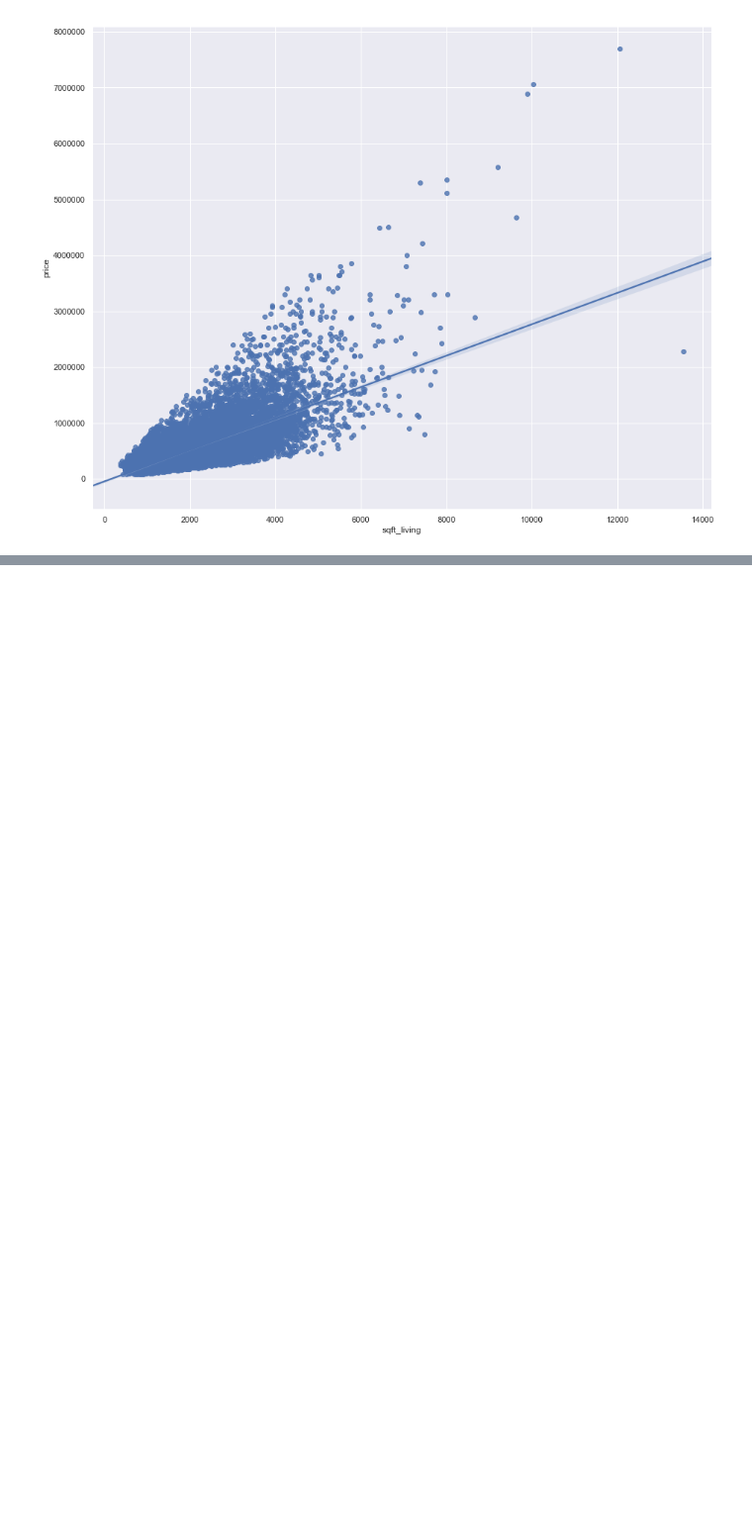
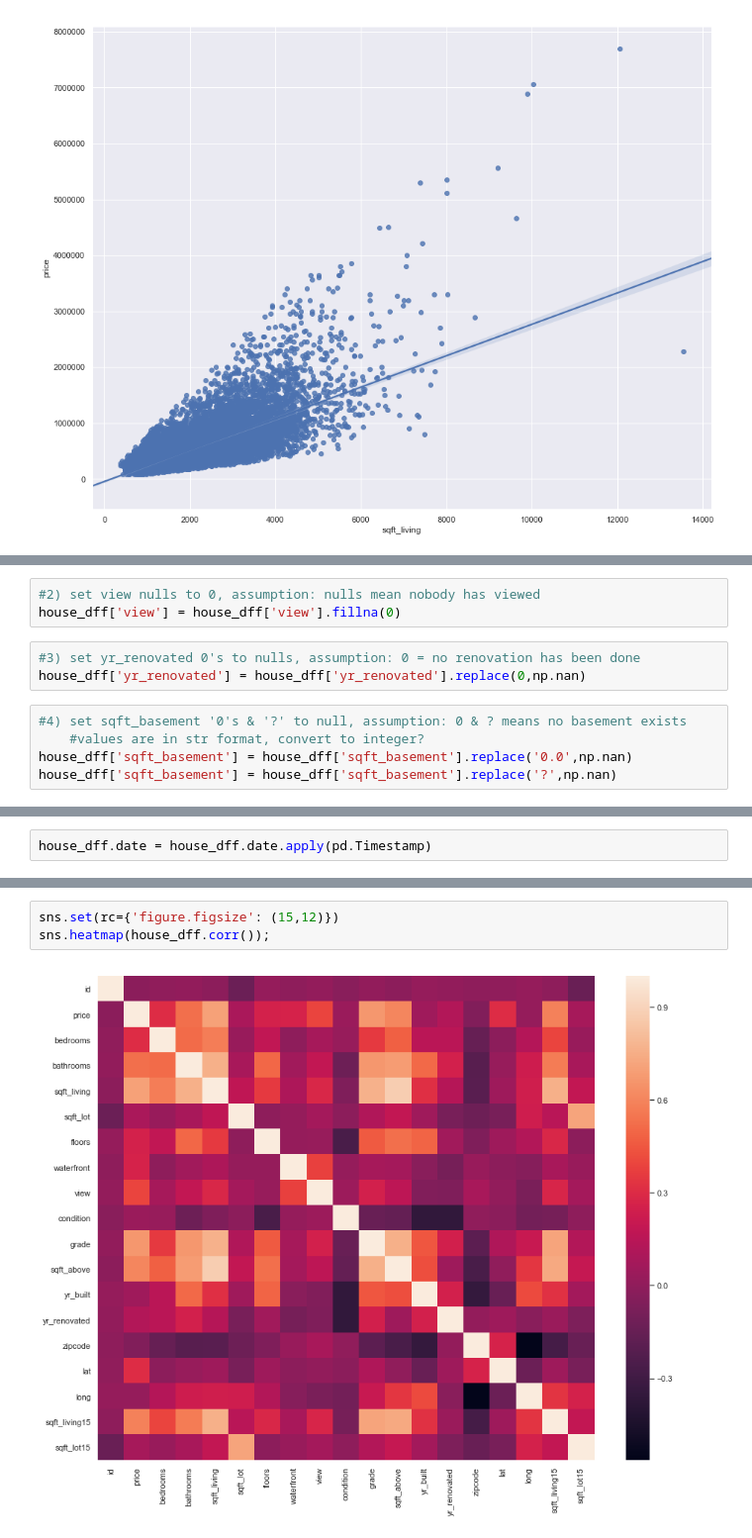
Before and after one commit to A92e/kingcountyWA_home_price_predictor, a Jupyter notebook: WIP_notebook.ipynb, the cells around one changed output, grey strips where cells are left out. Shown: that part at 99% size. Cells and saved outputs as stored; diff of their text form; blank space fills up the shorter version.

```diff
--- a/WIP_notebook.ipynb
+++ b/WIP_notebook.ipynb
@@ -253,0 +299,11 @@ sns.regplot(x=x,y=y,data=house_df);
+# %%
+#2) set view nulls to 0, assumption: nulls mean nobody has viewed
+house_dff['view'] = house_dff['view'].fillna(0)
+# %%
+#3) set yr_renovated 0's to nulls, assumption: 0 = no renovation has been done
+house_dff['yr_renovated'] = house_dff['yr_renovated'].replace(0,np.nan)
+# %%
+#4) set sqft_basement '0's & '?' to null, assumption: 0 & ? means no basement exists
+    #values are in str format, convert to integer?
+house_dff['sqft_basement'] = house_dff['sqft_basement'].replace('0.0',np.nan)
+house_dff['sqft_basement'] = house_dff['sqft_basement'].replace('?',np.nan)
@@ -253,0 +330,2 @@ sns.regplot(x=x,y=y,data=house_df);
+# %%
+house_dff.date = house_dff.date.apply(pd.Timestamp)
@@ -253,0 +352,5 @@ sns.regplot(x=x,y=y,data=house_df);
+# %%
+sns.set(rc={'figure.figsize': (15,12)})
+sns.heatmap(house_dff.corr());
+# %% [output]
+[figure, added]
```
Also changed, not shown: parts of 27 cells of this notebook.
